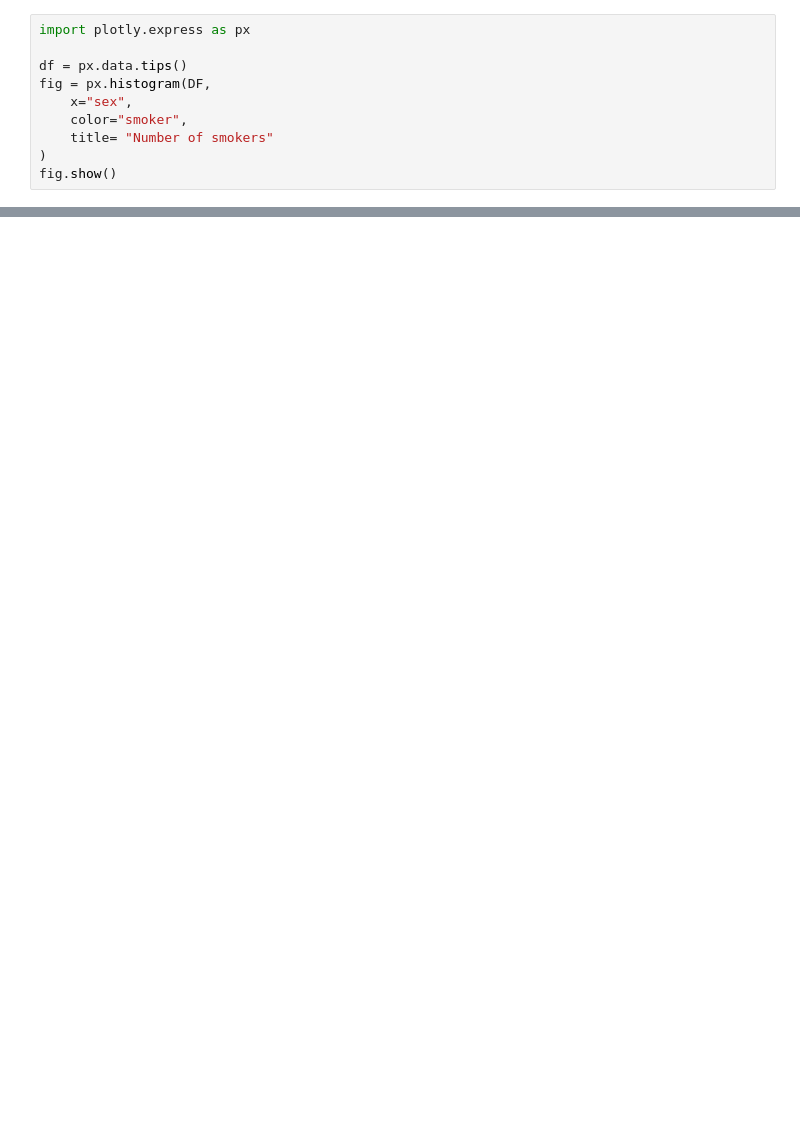
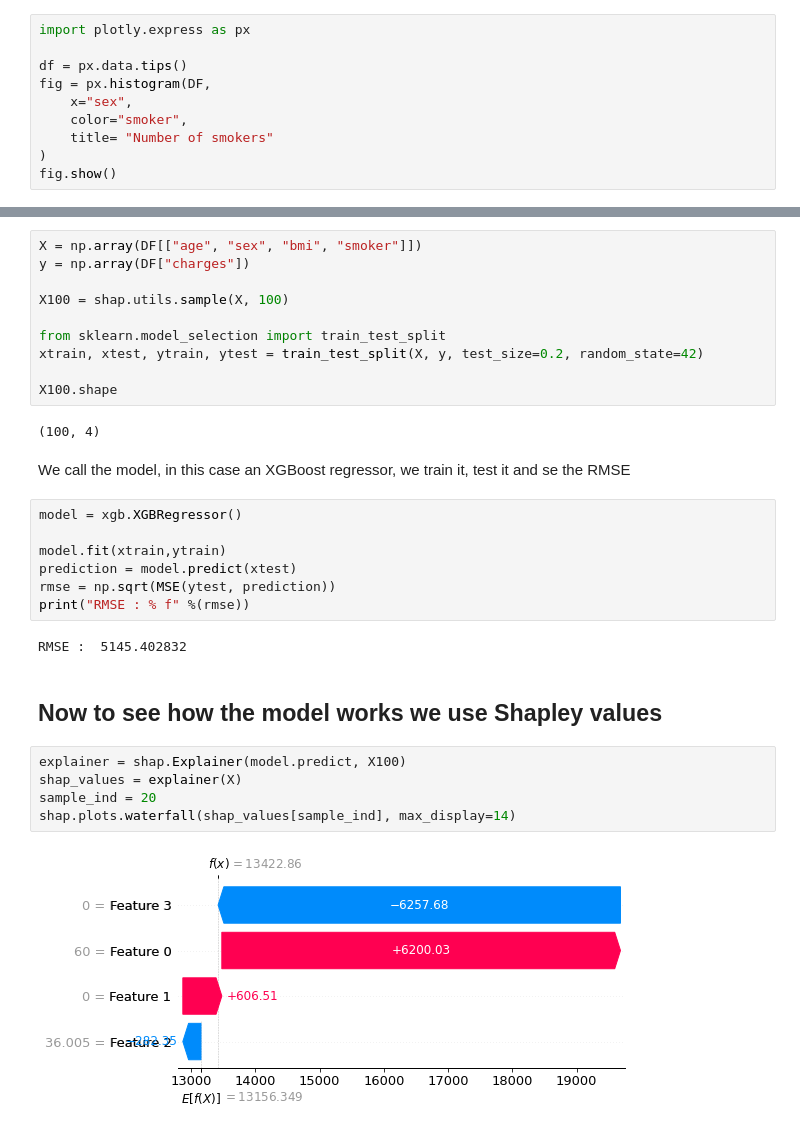
Before and after one commit to BanuelosCarlos/Health-insurance-predicition, a Jupyter notebook: Health_insurance.ipynb, the cells around one changed output, grey strips where cells are left out. Cells and saved outputs as stored; diff of their text form; blank space fills up the shorter version.

Commit message:
Predictions done and added shap

```diff
--- a/Health_insurance.ipynb
+++ b/Health_insurance.ipynb
@@ -98,0 +120,32 @@ plt.show()
+# %%
+X = np.array(DF[["age", "sex", "bmi", "smoker"]])
+y = np.array(DF["charges"])
+
+X100 = shap.utils.sample(X, 100)
+
+from sklearn.model_selection import train_test_split
+xtrain, xtest, ytrain, ytest = train_test_split(X, y, test_size=0.2, random_state=42)
+
+X100.shape
+# %% [output]
+(100, 4)
+# %% [markdown]
+We call the model, in this case an XGBoost regressor, we train it, test it and se the RMSE
+# %%
+model = xgb.XGBRegressor()
+
+model.fit(xtrain,ytrain)
+prediction = model.predict(xtest)
+rmse = np.sqrt(MSE(ytest, prediction))
+print("RMSE : % f" %(rmse))
+# %% [output]
+RMSE :  5145.402832
+# %% [markdown]
+## Now to see how the model works we use Shapley values
+# %%
+explainer = shap.Explainer(model.predict, X100)
+shap_values = explainer(X)
+sample_ind = 20
+shap.plots.waterfall(shap_values[sample_ind], max_display=14)
+# %% [output]
+[figure, added]
```
Also changed, not shown: parts of 18 cells of this notebook.
